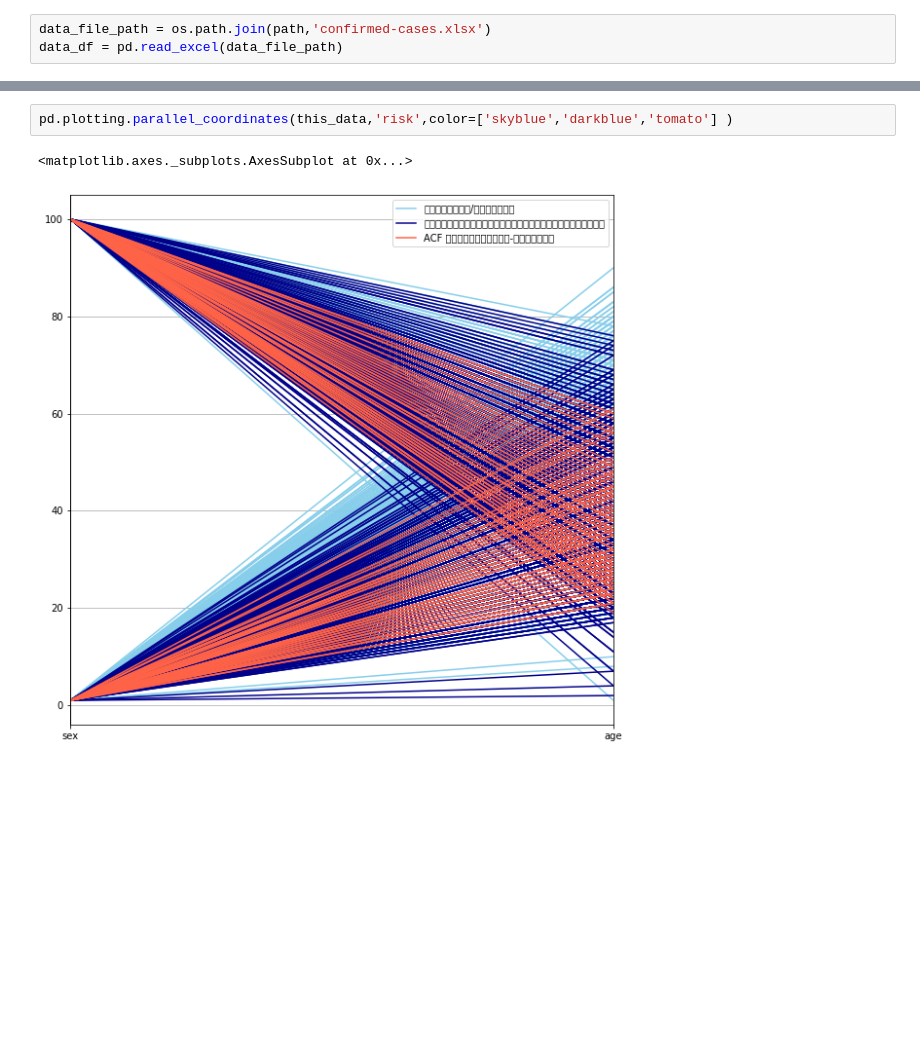
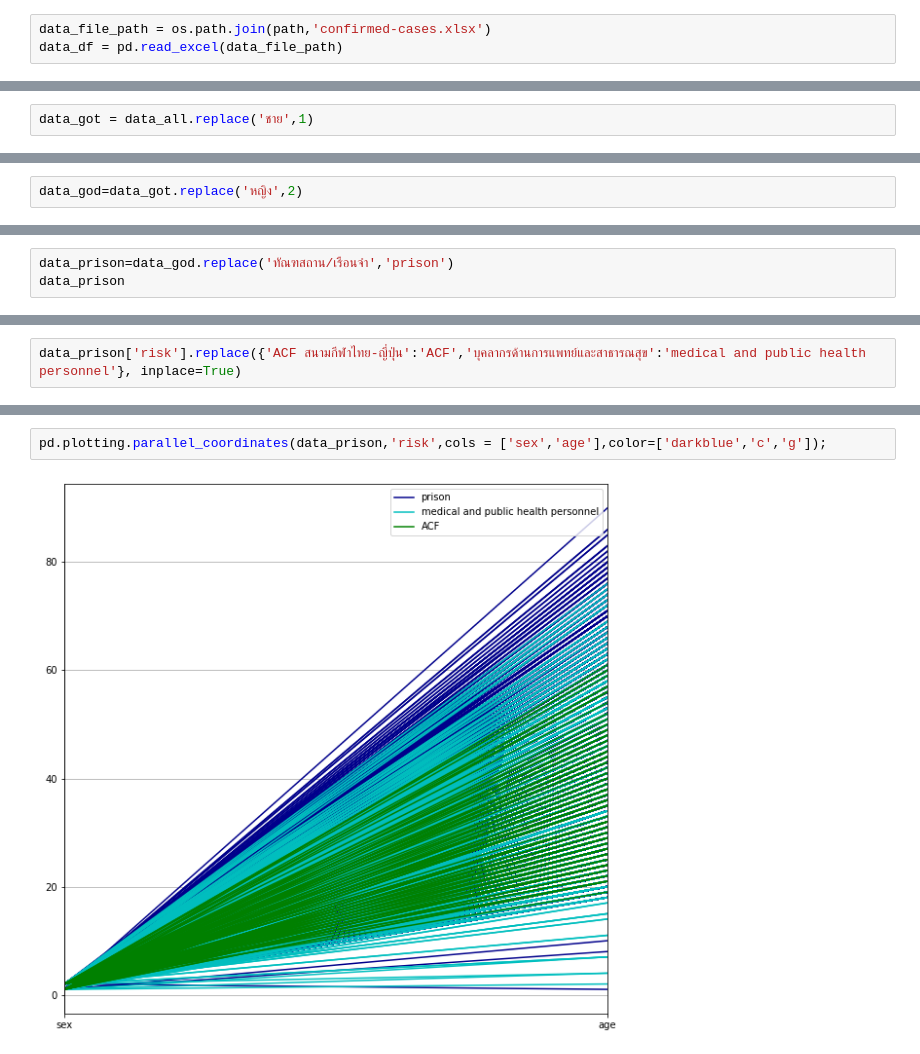
Before and after one commit to gotserena/data_viz_2022, a Jupyter notebook: DataViz01_Table_Data.ipynb, the cells around one changed output, grey strips where cells are left out. Saved outputs shown, nothing was run; the diff lists cells and outputs as text; blank space fills up the shorter version.

```diff
--- a/DataViz01_Table_Data.ipynb
+++ b/DataViz01_Table_Data.ipynb
@@ -278,3 +264,5 @@ this_data['risk'].unique()
 # %% [output]
 array(['ทัณฑสถาน/เรือนจำ', 'บุคลากรด้านการแพทย์และสาธารณสุข',
        'ACF สนามกีฬาไทย-ญี่ปุ่น'], dtype=object)
+# %%
+data_got = data_all.replace('ชาย',1)
@@ -280,0 +285,2 @@ array(['ทัณฑสถาน/เรือนจำ', 'บุคลากร
+# %%
+data_god=data_got.replace('หญิง',2)
@@ -280,0 +303,3 @@ array(['ทัณฑสถาน/เรือนจำ', 'บุคลากร
+# %%
+data_prison=data_god.replace('ทัณฑสถาน/เรือนจำ','prison')
+data_prison
@@ -280,0 +320,2 @@ array(['ทัณฑสถาน/เรือนจำ', 'บุคลากร
+# %%
+data_prison['risk'].replace({'ACF สนามกีฬาไทย-ญี่ปุ่น':'ACF','บุคลากรด้านการแพทย์และสาธารณสุข':'medical and public health personnel'}, inplace=True)
@@ -281,5 +338,4 @@ array(['ทัณฑสถาน/เรือนจำ', 'บุคลากร
 # %%
-pd.plotting.parallel_coordinates(this_data,'risk',color=['skyblue','darkblue','tomato'] )
+pd.plotting.parallel_coordinates(data_prison,'risk',cols = ['sex','age'],color=['darkblue','c','g']);
 # %% [output]
-<matplotlib.axes._subplots.AxesSubplot at 0x...>
-[figure, old version]
+[figure, new version]
```
Also changed, not shown: parts of 18 cells of this notebook.
